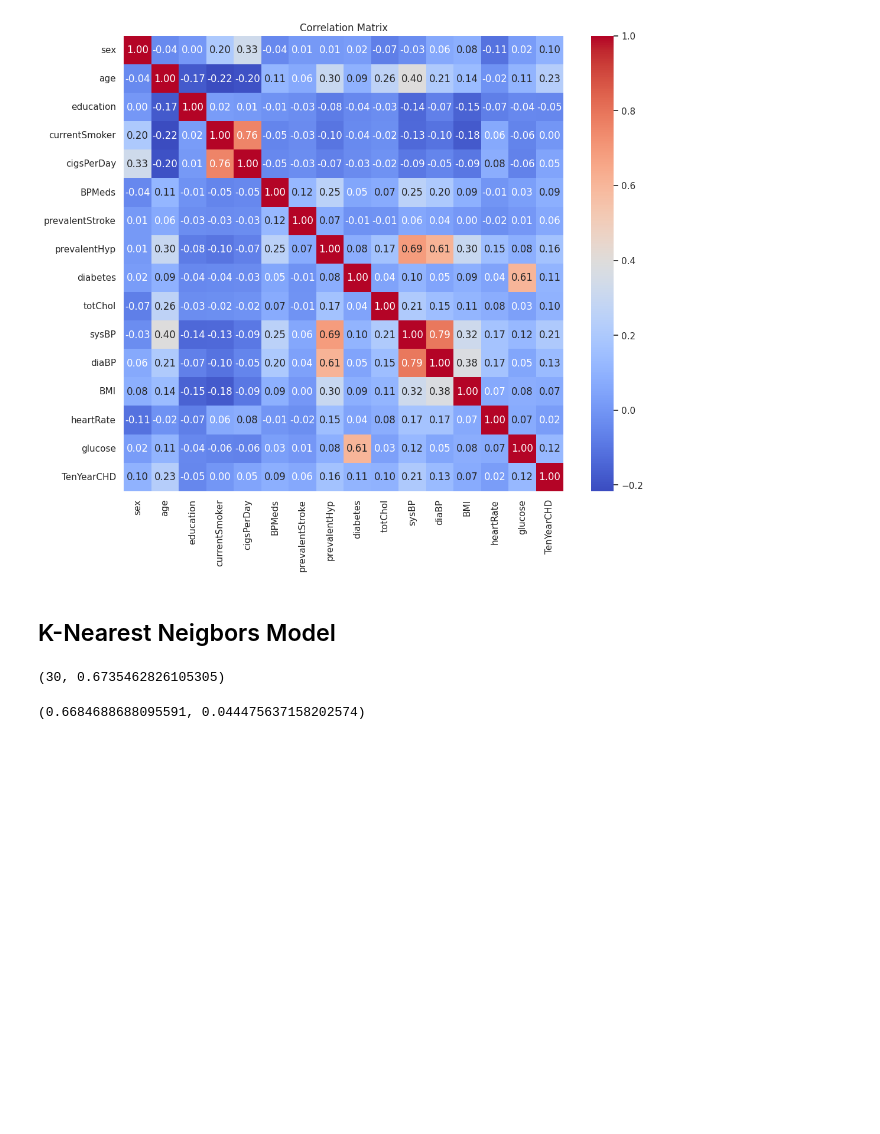
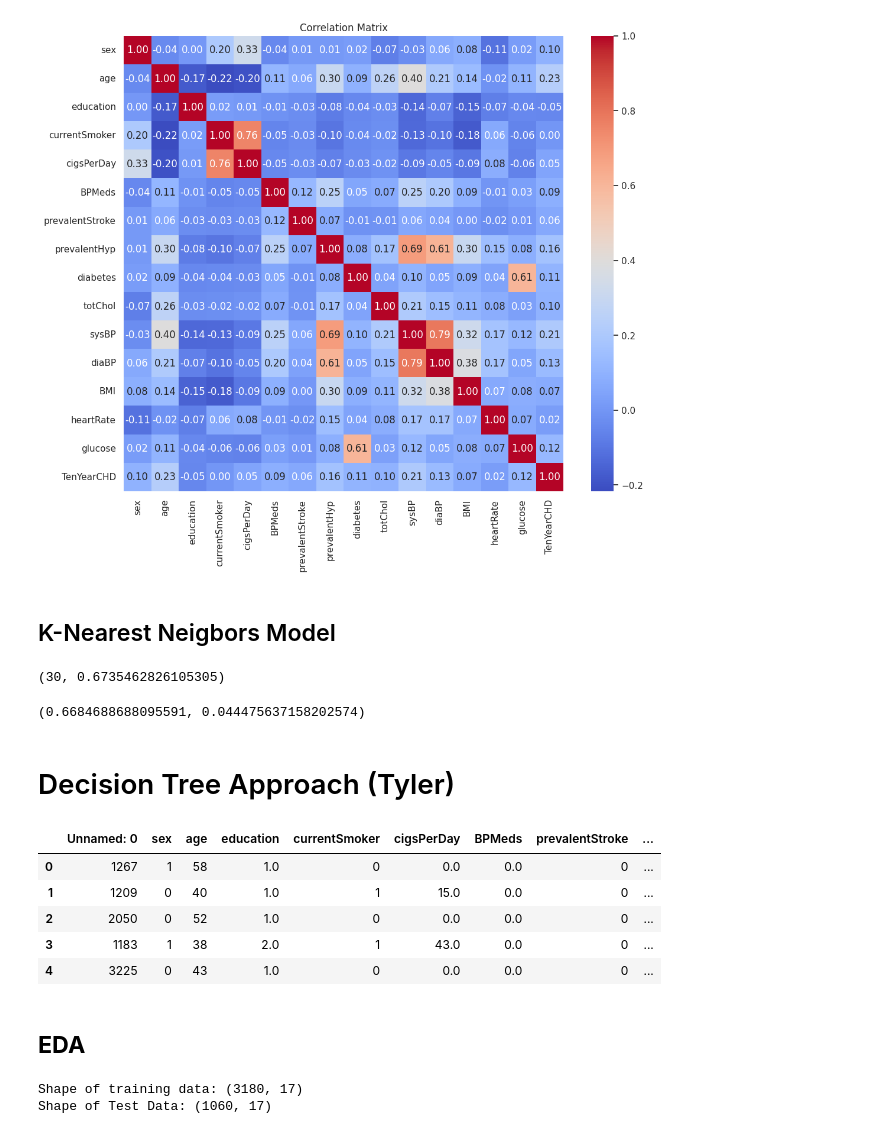
Before and after one commit to wangjalen7/project_chd, a Jupyter notebook: CHD_Code.ipynb, the cells around one changed output. Saved outputs shown, nothing was run; the diff lists cells and outputs as text; code cells hidden in the pictures; blank space fills up the shorter version.

Commit message:
started working on the CHD; plan to use Decision Trees

```diff
--- a/CHD_Code.ipynb
+++ b/CHD_Code.ipynb
@@ -140,3 +142,30 @@ r2_test_knn = r2_score(y_test, y_test_pred_proba_knn)
 roc_auc_test_knn, r2_test_knn
 # %% [output]
 (0.6684688688095591, 0.044475637158202574)
+# %% [markdown]
+# Decision Tree Approach (Tyler)
+# %%
+# path of the data
+train_data_path = "./data/fhs_train.csv"
+test_data_path = "./data/fhs_test.csv"
+
+train_data = pd.read_csv(train_data_path)
+test_data = pd.read_csv(test_data_path)
+
+train_data.head()
+# %% [output]
+|  | Unnamed: 0 | sex | age | education | currentSmoker | cigsPerDay | BPMeds | prevalentStroke | ... |
+| 0 | 1267 | 1 | 58 | 1.0 | 0 | 0.0 | 0.0 | 0 | ... |
+| 1 | 1209 | 0 | 40 | 1.0 | 1 | 15.0 | 0.0 | 0 | ... |
+| 2 | 2050 | 0 | 52 | 1.0 | 0 | 0.0 | 0.0 | 0 | ... |
+| 3 | 1183 | 1 | 38 | 2.0 | 1 | 43.0 | 0.0 | 0 | ... |
+| 4 | 3225 | 0 | 43 | 1.0 | 0 | 0.0 | 0.0 | 0 | ... |
+# %% [markdown]
+## **EDA**
+# %%
+# get the shapes of the dataset
+print("Shape of training data:", train_data.shape)
+print("Shape of Test Data:", test_data.shape)
+# %% [output]
+Shape of training data: (3180, 17)
+Shape of Test Data: (1060, 17)
```
Also changed, not shown: parts of 3 cells of this notebook.
